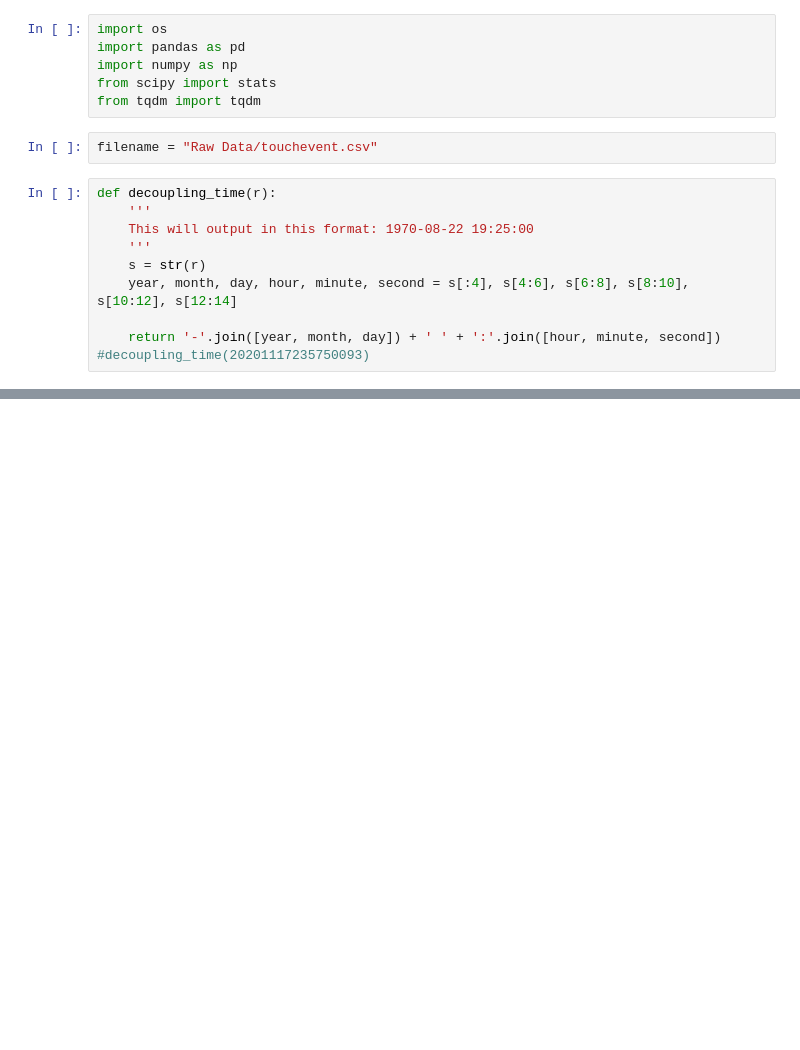
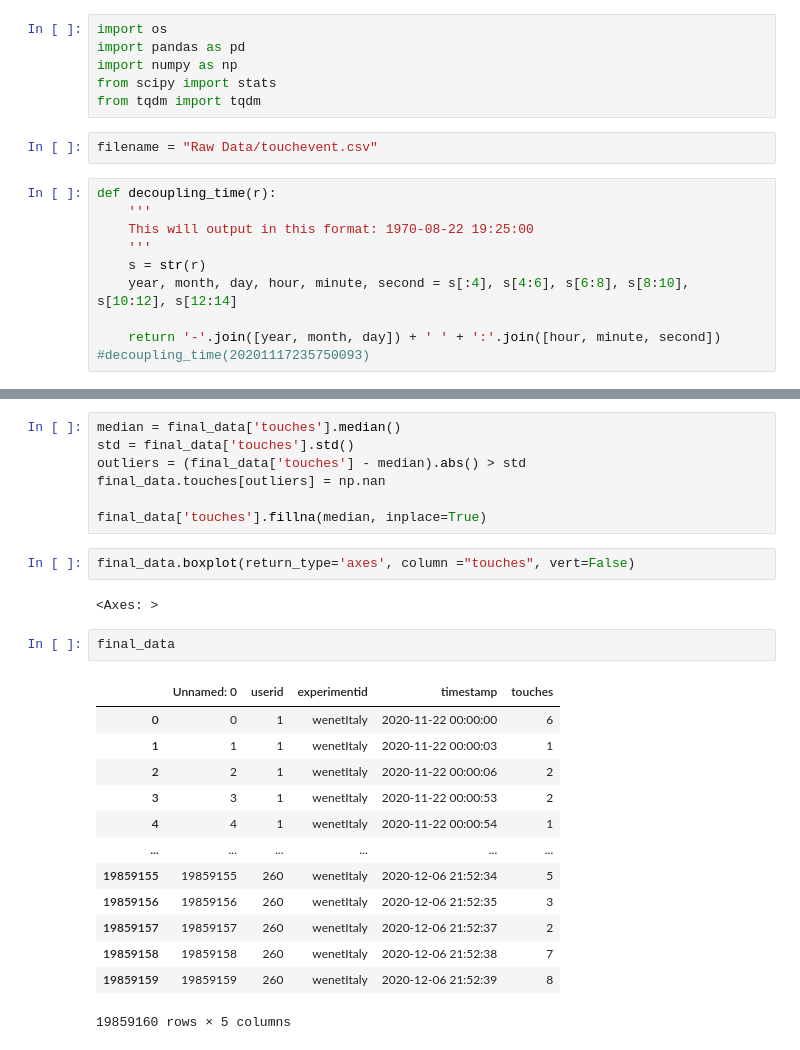
Before and after one commit to FluveFV/PhonePervasiveness, a Jupyter notebook: File_reduction.ipynb, the cells around one changed output, grey strips where cells are left out. Saved outputs shown, nothing was run; the diff lists cells and outputs as text; blank space fills up the shorter version.

```diff
--- a/File_reduction.ipynb
+++ b/File_reduction.ipynb
@@ -84,0 +112,27 @@ final_data
+# %%
+median = final_data['touches'].median()
+std = final_data['touches'].std()
+outliers = (final_data['touches'] - median).abs() > std
+final_data.touches[outliers] = np.nan
+
+final_data['touches'].fillna(median, inplace=True)
+# %%
+final_data.boxplot(return_type='axes', column ="touches", vert=False)
+# %% [output]
+<Axes: >
+# %%
+final_data
+# %% [output]
+|  | Unnamed: 0 | userid | experimentid | timestamp | touches |
+| 0 | 0 | 1 | wenetItaly | 2020-11-22 00:00:00 | 6 |
+| 1 | 1 | 1 | wenetItaly | 2020-11-22 00:00:03 | 1 |
+| 2 | 2 | 1 | wenetItaly | 2020-11-22 00:00:06 | 2 |
+| 3 | 3 | 1 | wenetItaly | 2020-11-22 00:00:53 | 2 |
+| 4 | 4 | 1 | wenetItaly | 2020-11-22 00:00:54 | 1 |
+| ... | ... | ... | ... | ... | ... |
+| 19859155 | 19859155 | 260 | wenetItaly | 2020-12-06 21:52:34 | 5 |
+| 19859156 | 19859156 | 260 | wenetItaly | 2020-12-06 21:52:35 | 3 |
+| 19859157 | 19859157 | 260 | wenetItaly | 2020-12-06 21:52:37 | 2 |
+| 19859158 | 19859158 | 260 | wenetItaly | 2020-12-06 21:52:38 | 7 |
+| 19859159 | 19859159 | 260 | wenetItaly | 2020-12-06 21:52:39 | 8 |
+19859160 rows × 5 columns
```
Also changed, not shown: parts of 12 cells of this notebook.
